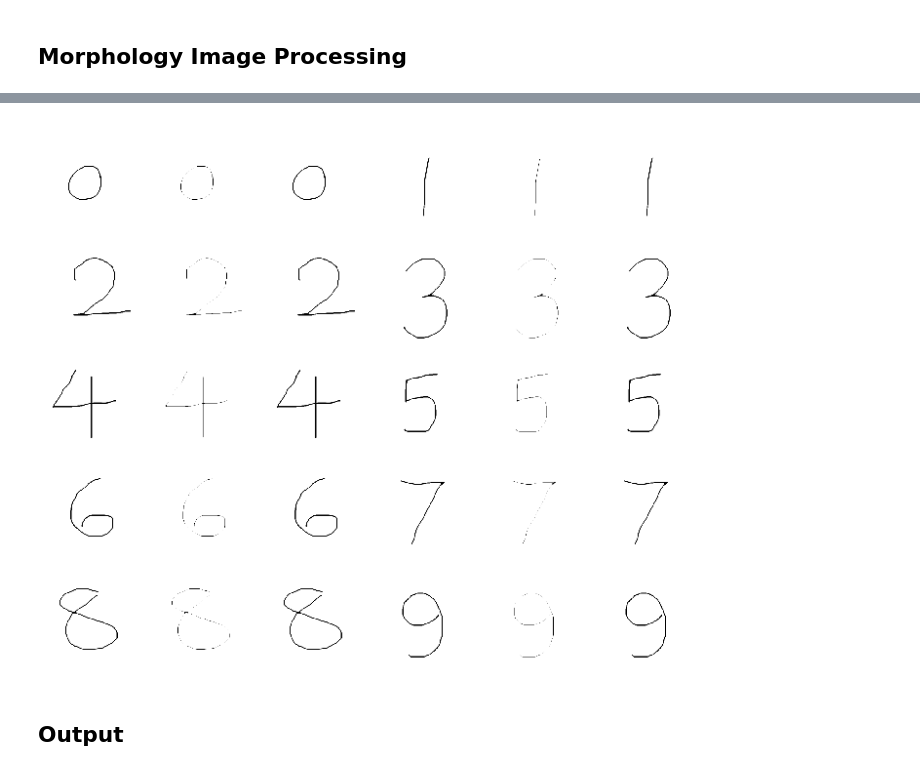
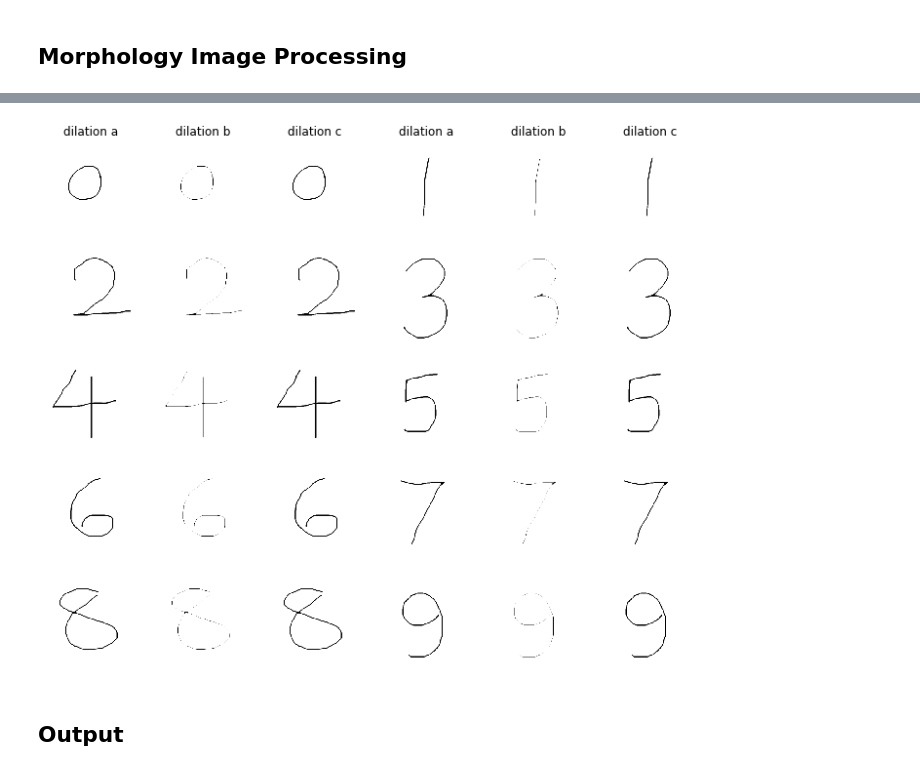
Before and after one commit to ph504/ABB_handwriter, a Jupyter notebook: offline_processing/ppg_init.ipynb, the cells around one changed output, grey strips where cells are left out. Drawn from its saved outputs; the diff is of its cells as text; code cells hidden in the pictures.

```diff
--- a/offline_processing/ppg_init.ipynb
+++ b/offline_processing/ppg_init.ipynb
@@ -87,15 +87,15 @@ for i in range(NO_DIGITS):
     if __name__=='__main__':
         plt.subplot(5,6, 3*i+1)
         plt.imshow(number_gray[i], cmap='gray')
-        plt.title("input image", color='white')
+        plt.title("input image")
         plt.axis("off")
         plt.subplot(5,6, 3*i+2)
         plt.imshow(img_dilation[i], cmap='gray')
-        plt.title("dilated image", color='white')
+        plt.title("dilated image")
         plt.axis("off")
         plt.subplot(5,6, 3*i+3)
         plt.imshow(img_erosion, cmap='gray')
-        plt.title("eroded image", color='white')
+        plt.title("eroded image")
         plt.axis("off")
 
 
@@ -110,37 +110,37 @@ kernel2 = np.ones((7,7), np.uint8)
 kernel3 = np.ones((3,3), np.uint8)
 img_dilation1 = np.zeros((NO_DIGITS, IMG_WIDTH, IMG_HEIGHT))
 img_dilation2 = np.zeros((NO_DIGITS, IMG_WIDTH, IMG_HEIGHT))
 img_dilation3 = np.zeros((NO_DIGITS, IMG_WIDTH, IMG_HEIGHT))
 # The first parameter is the original image,
 # kernel is the matrix with which image is
 # convolved and third parameter is the number
 # of iterations, which will determine how much
 # you want to erode/dilate a given image.
 if __name__=='__main__':
     plt.figure(figsize=(12, 10))
 
 for i in range(NO_DIGITS):
     img_dilation1[i, :, :] = cv.dilate(number_gray[i], kernel1, iterations=1)
     img_dilation2[i, :, :] = cv.dilate(number_gray[i], kernel2, iterations=1)
     img_dilation3[i, :, :] = cv.dilate(number_gray[i], kernel3, iterations=2)
     if __name__=='__main__':
         plt.subplot(5,6, 3*i+1)
         plt.imshow(img_dilation1[i], cmap='gray')
         if(i<=1):
-            plt.title("dilation a", color='white')
+            plt.title("dilation a")
         plt.axis("off")
         plt.subplot(5,6, 3*i+2)
         plt.imshow(img_dilation2[i], cmap='gray')
         if(i<=1):
-            plt.title("dilation b", color='white')
+            plt.title("dilation b")
         plt.axis("off")
         plt.subplot(5,6, 3*i+3)
         plt.imshow(img_dilation3[i], cmap='gray')
         if(i<=1):
-            plt.title("dilation c", color='white')
+            plt.title("dilation c")
         plt.axis("off")
 # %% [output]
-[figure, old version]
+[figure, new version]
 # %% [markdown]
 ## Output
 # %%
```
Also changed, not shown: parts of 1 cell of this notebook, 3 other files.
